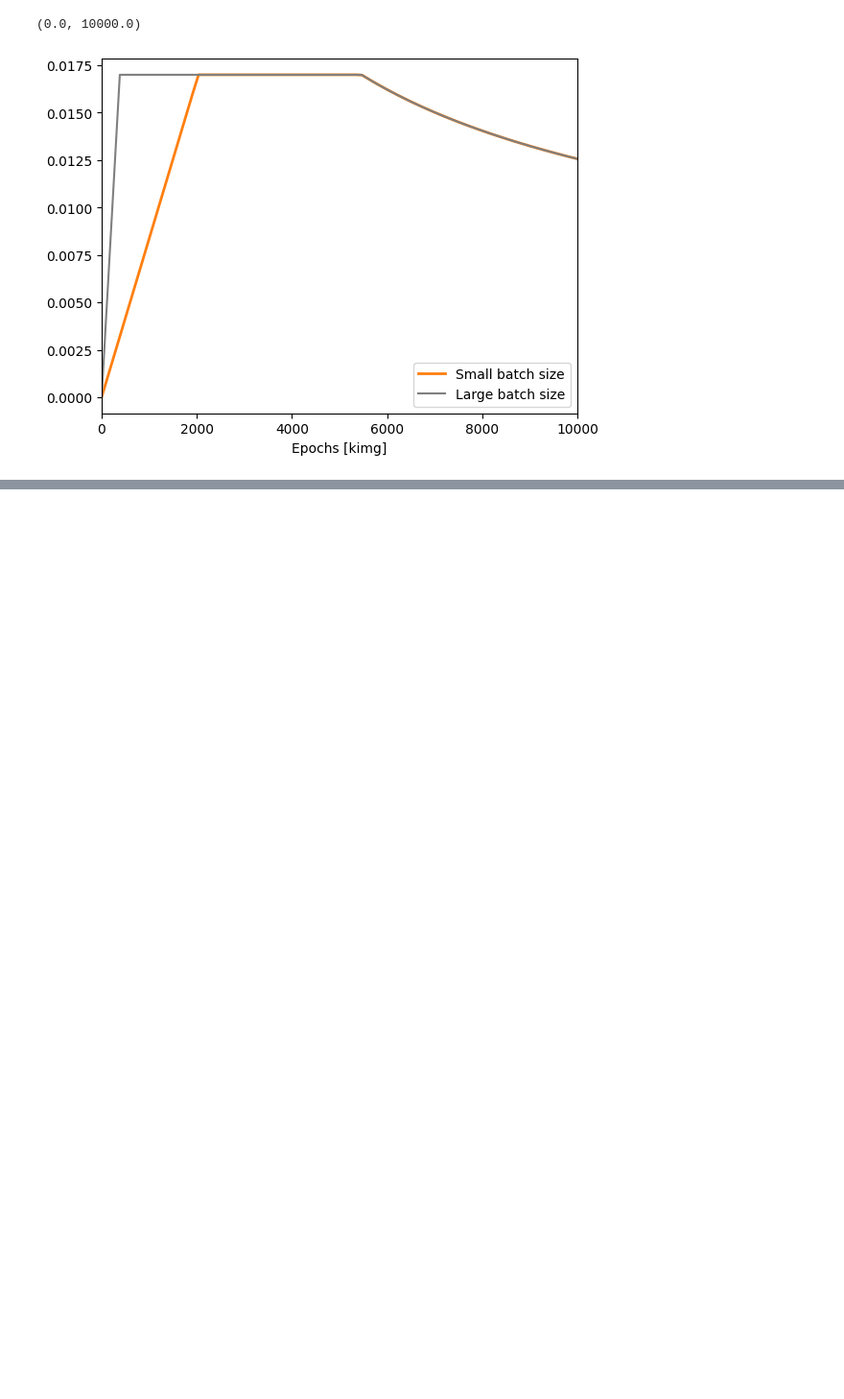
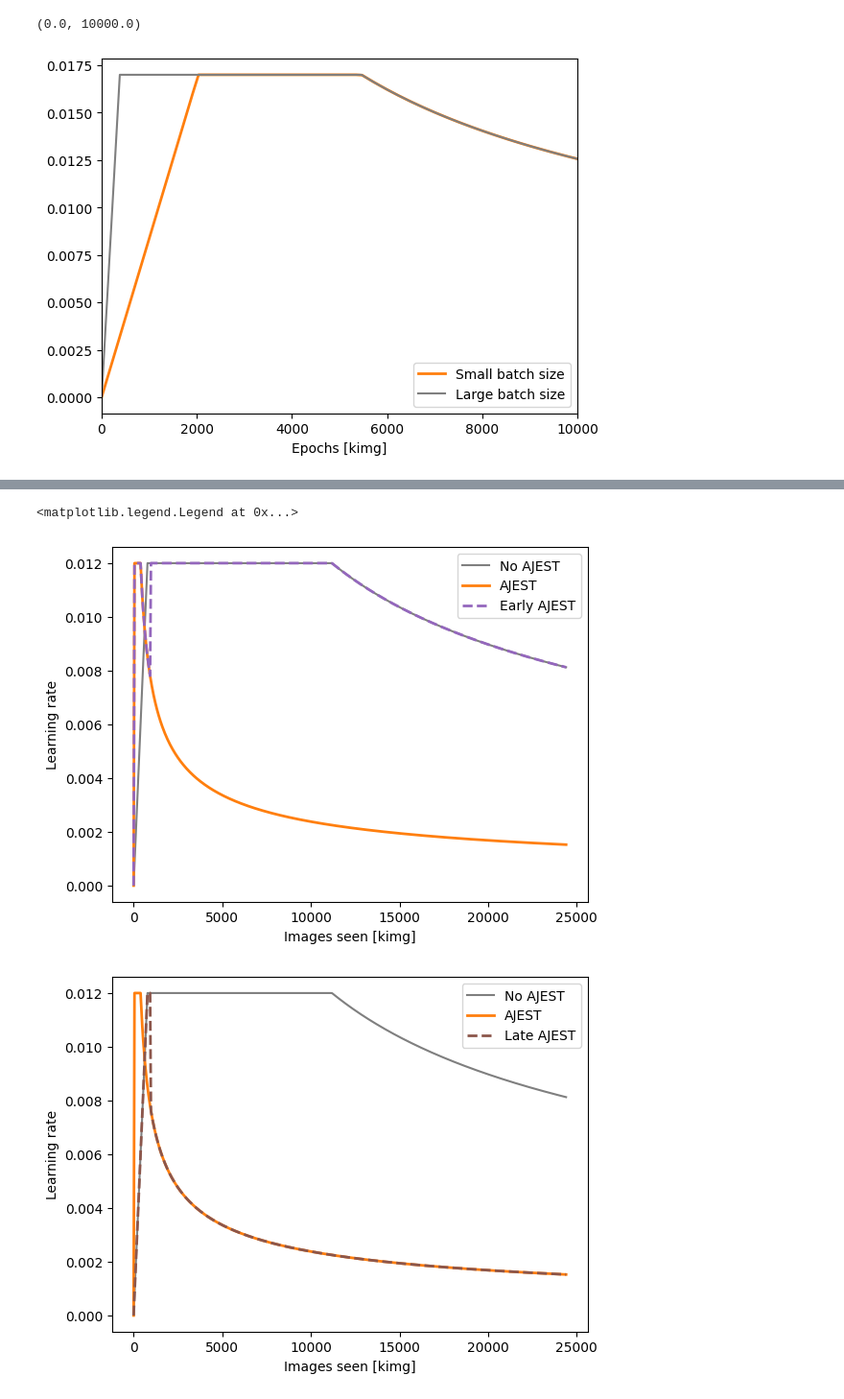
Before and after one commit to 0xInfty/Autoguided, a Jupyter notebook: Images/analysis/LearningRate.ipynb, the cells around one changed output, grey strips where cells are left out. Shown at 96% size. Drawn from its saved outputs; the diff is of its cells as text; code cells hidden in the pictures; blank space fills up the shorter version.

Commit message:
Thinking about early and late AJEST [m1]

```diff
--- a/Images/analysis/LearningRate.ipynb
+++ b/Images/analysis/LearningRate.ipynb
@@ -346,0 +402,26 @@ plt.xlim((0,10e3))
+# %%
+fig, ax = plt.subplots()
+
+plt.plot(cur_nimg/1e3, lr_no_ajest, color="C7", label="No AJEST", linewidth=1.5)
+plt.plot(cur_nimg/1e3, lr_ajest, color="C1", label="AJEST", linewidth=2)
+plt.plot(cur_nimg/1e3, lr_early_ajest, color="C4", label="Early AJEST", linewidth=2, linestyle="dashed")
+# plt.plot(cur_nimg/1e3, lr_no_ajest, color="C7", label="No AJEST", linewidth=1)
+
+plt.xlabel("Images seen [kimg]")
+plt.ylabel("Learning rate")
+plt.legend()
+
+fig, ax = plt.subplots()
+
+plt.plot(cur_nimg/1e3, lr_no_ajest, color="C7", label="No AJEST", linewidth=1.5)
+plt.plot(cur_nimg/1e3, lr_ajest, color="C1", label="AJEST", linewidth=2)
+plt.plot(cur_nimg/1e3, lr_late_ajest, color="C5", label="Late AJEST", linewidth=2, linestyle="dashed")
+# plt.plot(cur_nimg/1e3, lr_no_ajest, color="C7", label="No AJEST", linewidth=1)
+
+plt.xlabel("Images seen [kimg]")
+plt.ylabel("Learning rate")
+plt.legend()
+# %% [output]
+<matplotlib.legend.Legend at 0x...>
+[figure, added]
+[figure, added]
```
Also changed, not shown: parts of 4 cells of this notebook.
